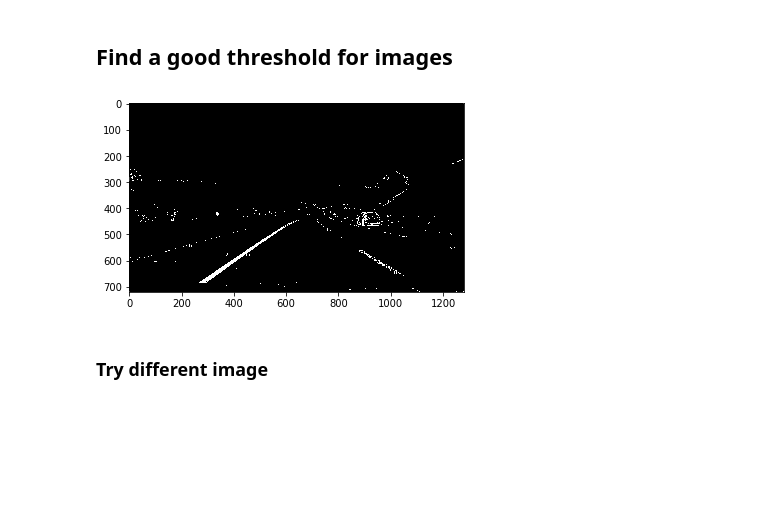
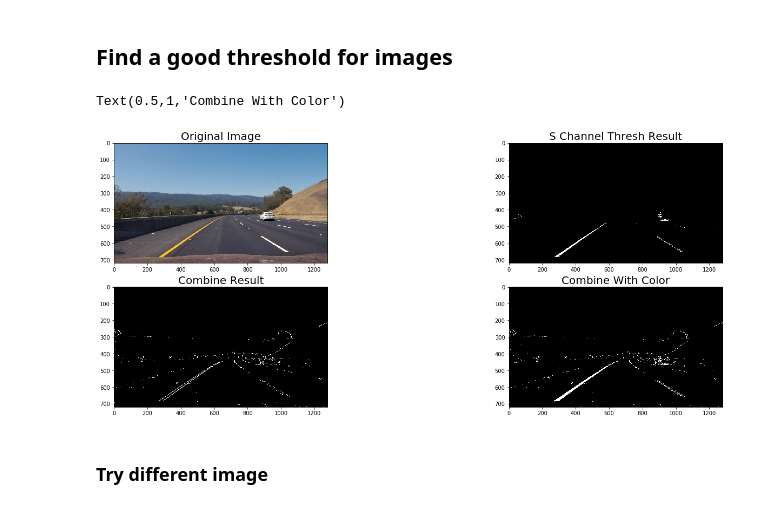
Before and after one commit to root221/CarND-Advanced-Lane-Lines, a Jupyter notebook: LaneFinding.ipynb, the cells around one changed output. Drawn from its saved outputs; the diff is of its cells as text; code cells hidden in the pictures; blank space fills up the shorter version.

```diff
--- a/LaneFinding.ipynb
+++ b/LaneFinding.ipynb
@@ -172,25 +172,33 @@ def RGB_thresh(img,color,thresh_min,thresh_max):
 # %%
 path = 'test_images/test3.jpg'
 img = mpimg.imread(path)
 
 sat_binary = HLS_thresh(img,'S',200,255)
 mag_binary = mag_thresh(img,15,50,150)
 dir_binary = dir_thresh(img,15,0.3,1.7)
 
 combine = np.zeros_like(dir_binary)
 combine[((dir_binary==1) & (mag_binary==1))] = 1
 
 combine_with_color = np.zeros_like(combine)
 combine_with_color[(combine==1) | (sat_binary==1)] = 1
 
+f, axarr = plt.subplots(2, 2,figsize=(24, 9))
 
-plt.imshow(combine_with_color,cmap='gray')
-combine_with_color = np.dstack((combine_with_color,combine_with_color,combine_with_color))*255
-combine_with_color = np.uint8(combine_with_color)
-plt.imshow(combine_with_color)
-mpimg.imsave("binary_combo_example.jpg",combine_with_color)
+axarr[0,0].imshow(img)
+axarr[0,0].set_title('Original Image', fontsize=20)
+
+axarr[0,1].imshow(sat_binary,cmap='gray')
+axarr[0,1].set_title('S Channel Thresh Result', fontsize=20)
+
+axarr[1,0].imshow(combine,cmap='gray')
+axarr[1,0].set_title('Combine Result', fontsize=20)
+
+axarr[1,1].imshow(combine_with_color,cmap='gray')
+axarr[1,1].set_title('Combine With Color', fontsize=20)
 # %% [output]
+Text(0.5,1,'Combine With Color')
-[figure, old version]
+[figure, new version]
 # %% [markdown]
 ### Try different image
 # %%
```
Also changed, not shown: parts of 3 cells of this notebook.
